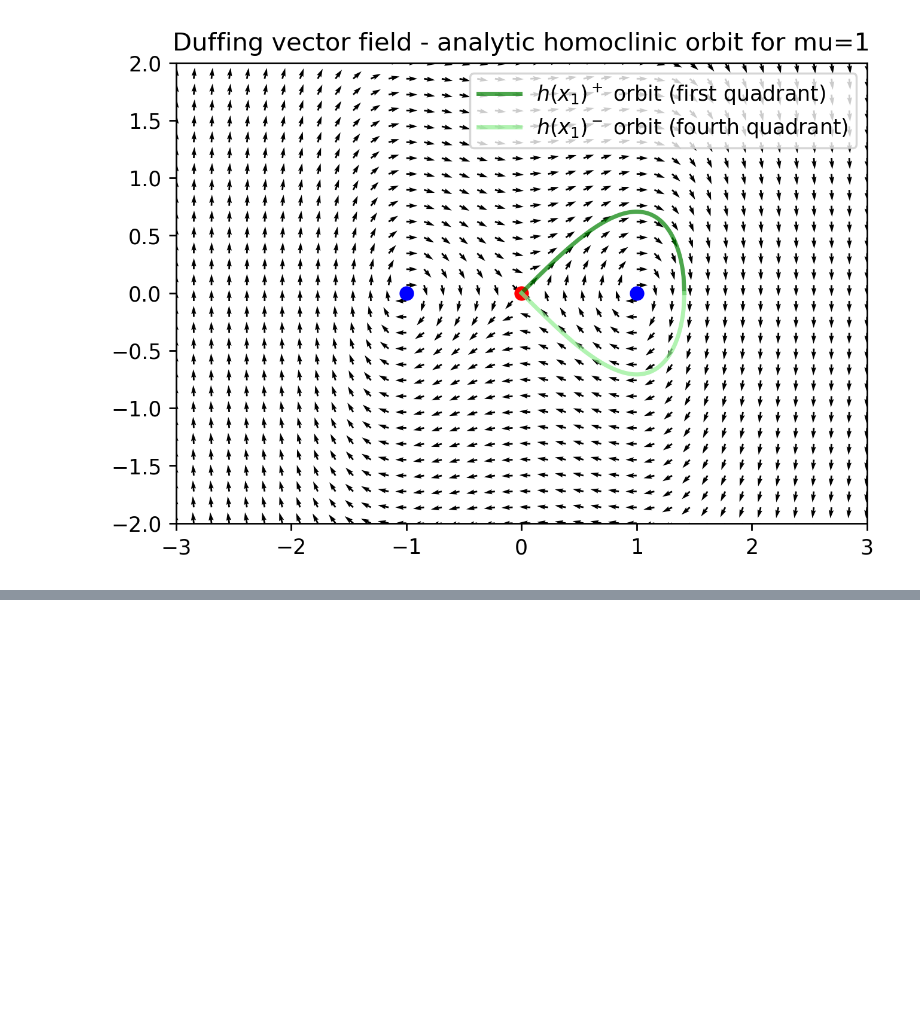
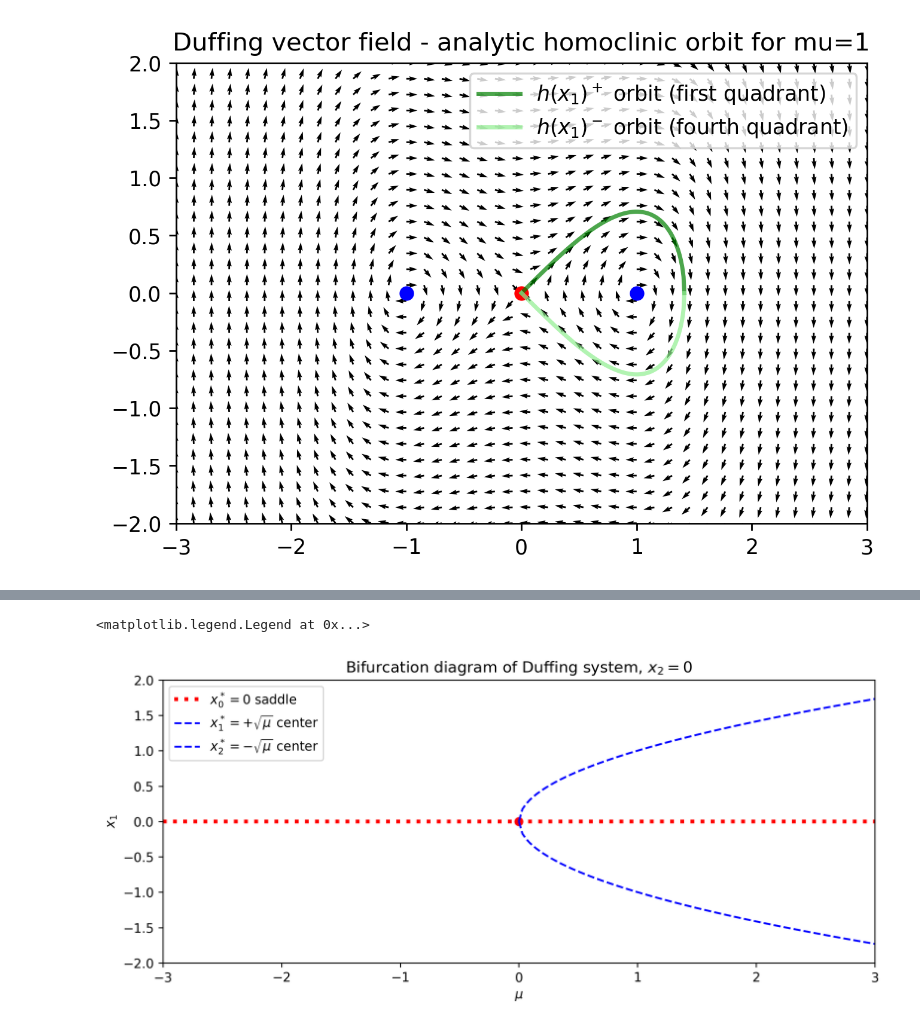
Before and after one commit to JeppeKlitgaard/DTU-01617-Introduction-to-Dynamical-Systems, a Jupyter notebook: assignment_2/assign2.ipynb, the cells around one changed output, grey strips where cells are left out. Cells and saved outputs as stored; diff of their text form; code cells hidden in the pictures; blank space fills up the shorter version.

```diff
--- a/assignment_2/assign2.ipynb
+++ b/assignment_2/assign2.ipynb
@@ -89,0 +94,29 @@ plt.show()
+# %%
+import matplotlib.pyplot as plt
+import numpy as np
+
+mu_xx = np.linspace(0, 3, 100)
+
+plt.figure(figsize=(10,4), dpi=250)
+plt.title("Bifurcation diagram of Duffing system, $x_2=0$")
+
+plt.scatter([0], [0], color='red')  # saddle point at origin
+#plt.scatter([0], [mu**0.5], color='blue')  # center at (sqrt(mu), 0)
+#plt.scatter([0], [-mu**0.5], color='blue')  # center at (-sqrt(mu), 0)
+
+plt.hlines(0, -3, 3, colors='red', linestyles=':', lw=3, label='$x_0^*=0$ saddle')
+#plt.hlines(mu**0.5, 0, 3, colors='blue', linestyles='--', label='$x^*_{1,2}= \pm \sqrt{\mu}$ center')
+#plt.hlines(-mu**0.5, 0, 3, colors='blue', linestyles='--')
+#plt.hlines(0, -3, 3, colors='green', linestyles='-', label="$x_2=0$", alpha=0.5)  # vertical line at mu=0
+#plt.vlines(0, -mu**0.5, mu**0.5, colors='blue', linestyles='--', alpha=0.5)
+
+plt.plot(mu_xx, np.sqrt(mu_xx), color='blue', linestyle='--', label='$x^*_{1}= + \sqrt{\mu}$ center')
+plt.plot(mu_xx, -np.sqrt(mu_xx), color='blue', linestyle='--', label='$x^*_{2}= - \sqrt{\mu}$ center')
+
+plt.xlim(-3,3); plt.ylim(-2,2)
+plt.xlabel("$\mu$")
+plt.ylabel("$x_1$")
+plt.legend()
+# %% [output]
+<matplotlib.legend.Legend at 0x...>
+[figure, added]
```
Also changed, not shown: parts of 3 cells of this notebook, 3 other files.
